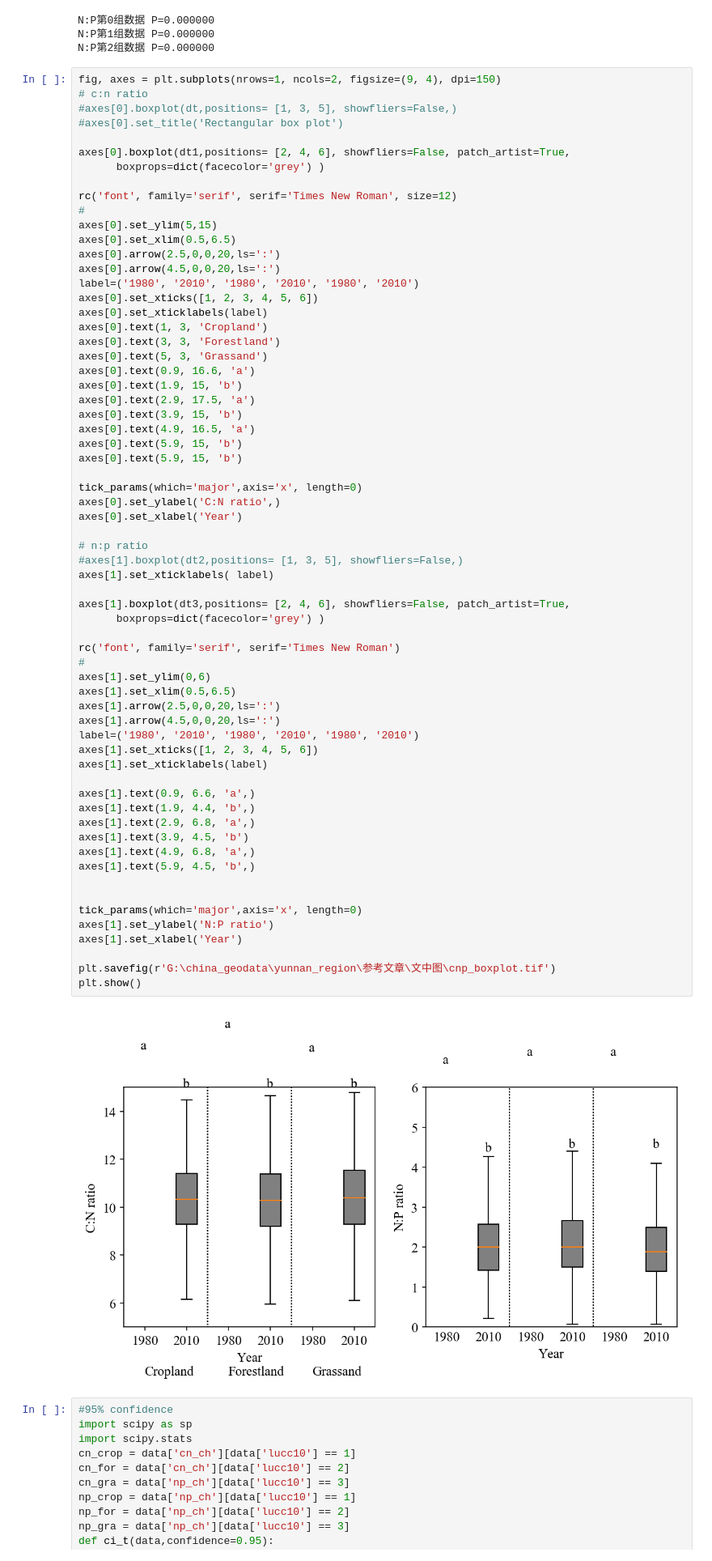
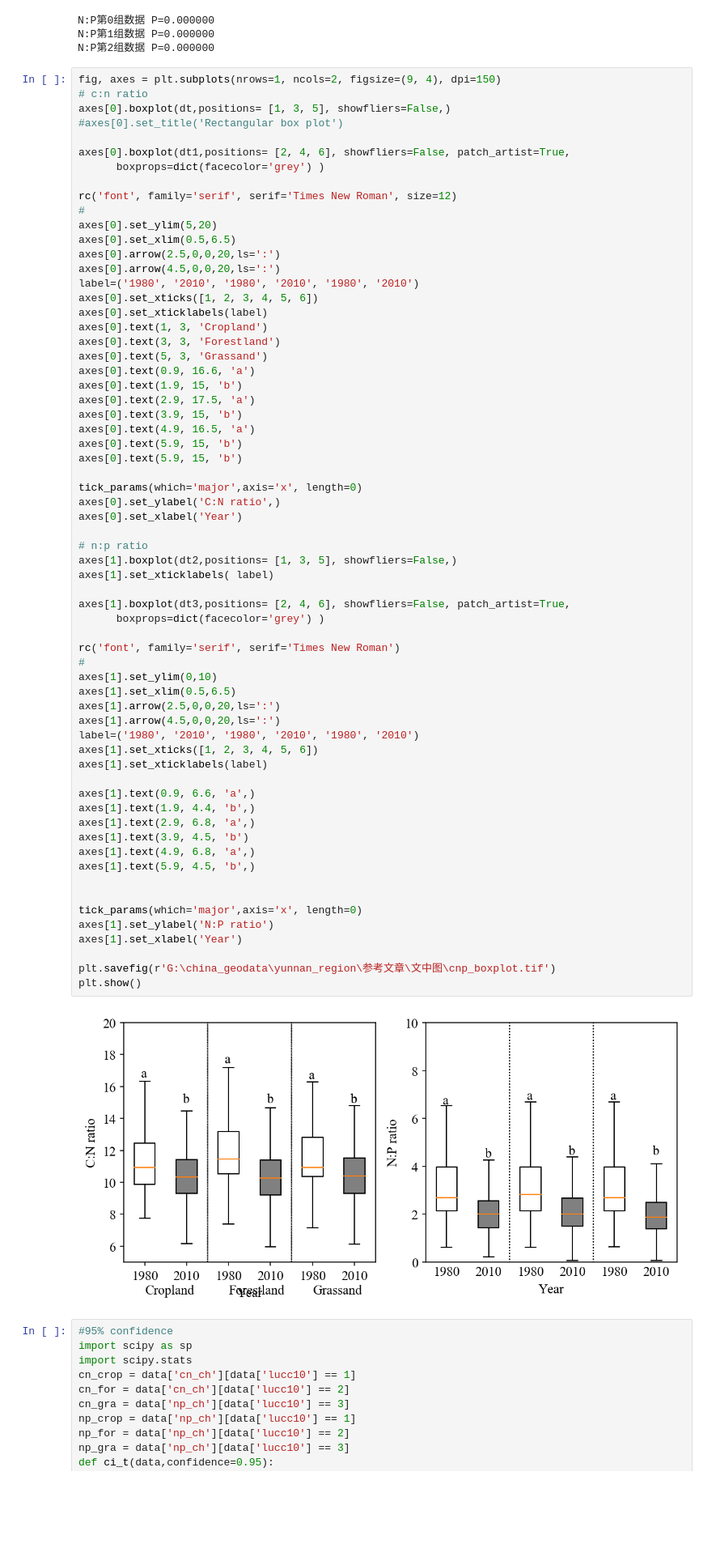
Before and after one commit to amtbchang/chang, a Jupyter notebook: 云南土壤化学计量与环境变量关系.ipynb, the cells around one changed output. Shown: that part at 81% size. Cells and saved outputs as stored; diff of their text form; blank space fills up the shorter version.

```diff
--- a/云南土壤化学计量与环境变量关系.ipynb
+++ b/云南土壤化学计量与环境变量关系.ipynb
@@ -47,7 +47,7 @@ N:P第2组数据 P=0.000000
 # %%
 fig, axes = plt.subplots(nrows=1, ncols=2, figsize=(9, 4), dpi=150)
 # c:n ratio
-#axes[0].boxplot(dt,positions= [1, 3, 5], showfliers=False,)
+axes[0].boxplot(dt,positions= [1, 3, 5], showfliers=False,)
 #axes[0].set_title('Rectangular box plot')
 
 axes[0].boxplot(dt1,positions= [2, 4, 6], showfliers=False, patch_artist=True,
@@ -55,7 +55,7 @@ axes[0].boxplot(dt1,positions= [2, 4, 6], showfliers=False, patch_artist=True,
 
 rc('font', family='serif', serif='Times New Roman', size=12)
 #
-axes[0].set_ylim(5,15)
+axes[0].set_ylim(5,20)
 axes[0].set_xlim(0.5,6.5)
 axes[0].arrow(2.5,0,0,20,ls=':')
 axes[0].arrow(4.5,0,0,20,ls=':')
@@ -78,38 +78,38 @@ axes[0].set_ylabel('C:N ratio',)
 axes[0].set_xlabel('Year')
 
 # n:p ratio
-#axes[1].boxplot(dt2,positions= [1, 3, 5], showfliers=False,)
+axes[1].boxplot(dt2,positions= [1, 3, 5], showfliers=False,)
 axes[1].set_xticklabels( label)
 
 axes[1].boxplot(dt3,positions= [2, 4, 6], showfliers=False, patch_artist=True,
       boxprops=dict(facecolor='grey') )
 
 rc('font', family='serif', serif='Times New Roman')
 #
-axes[1].set_ylim(0,6)
+axes[1].set_ylim(0,10)
 axes[1].set_xlim(0.5,6.5)
 axes[1].arrow(2.5,0,0,20,ls=':')
 axes[1].arrow(4.5,0,0,20,ls=':')
 label=('1980', '2010', '1980', '2010', '1980', '2010')
 axes[1].set_xticks([1, 2, 3, 4, 5, 6])
 axes[1].set_xticklabels(label)
 
 axes[1].text(0.9, 6.6, 'a',)
 axes[1].text(1.9, 4.4, 'b',)
 axes[1].text(2.9, 6.8, 'a',)
 axes[1].text(3.9, 4.5, 'b')
 axes[1].text(4.9, 6.8, 'a',)
 axes[1].text(5.9, 4.5, 'b',)
 
 
 tick_params(which='major',axis='x', length=0)
 axes[1].set_ylabel('N:P ratio')
 axes[1].set_xlabel('Year')
 
 plt.savefig(r'G:\china_geodata\yunnan_region\参考文章\文中图\cnp_boxplot.tif')
 plt.show()
 # %% [output]
-[figure, old version]
+[figure, new version]
 # %%
 #95% confidence
 import scipy as sp
```
